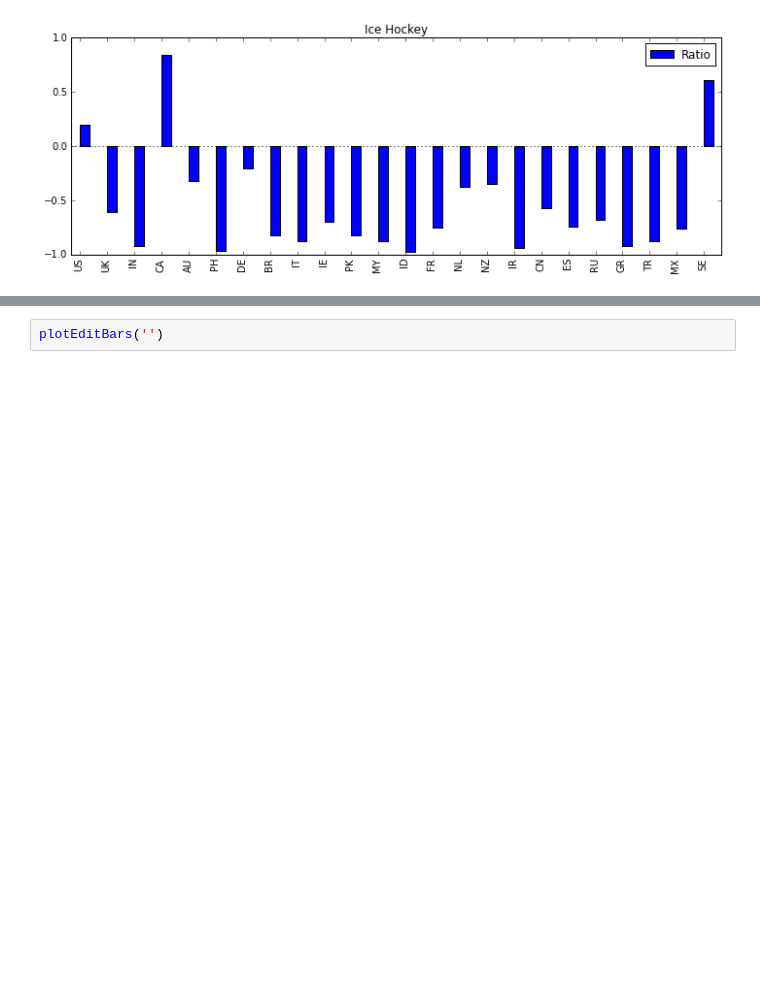
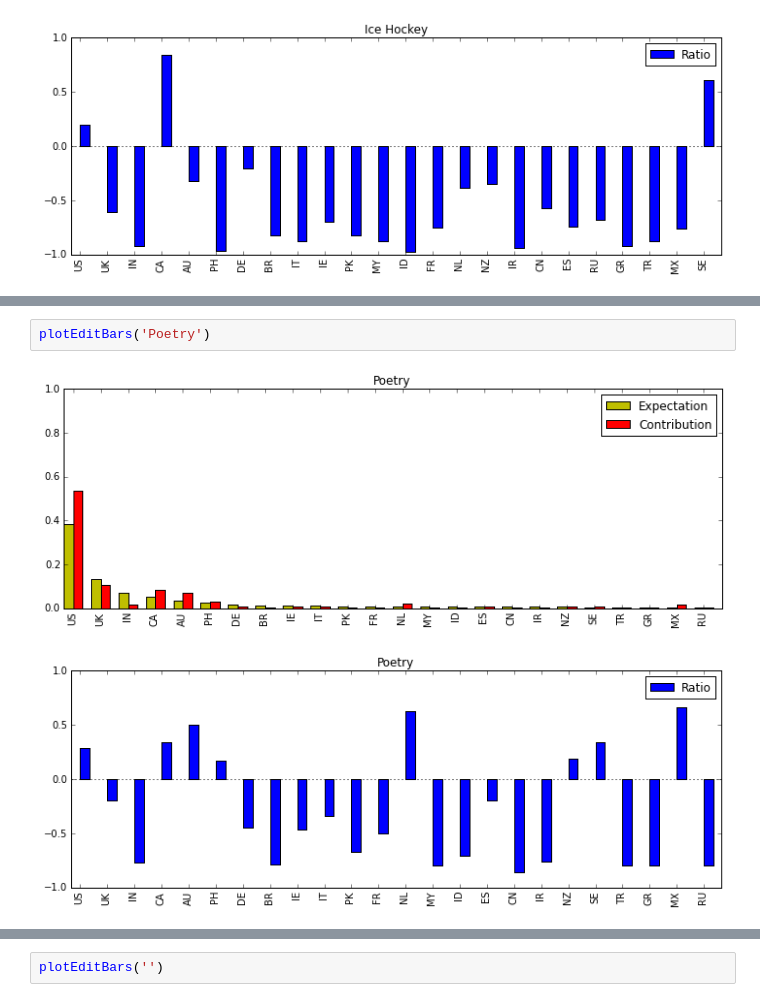
Before and after one commit to c-martinez/BeyondTheBook, a Jupyter notebook: PageContributionByCountry-Huygens Demo.ipynb, the cells around one changed output, grey strips where cells are left out. Drawn from its saved outputs; the diff is of its cells as text; blank space fills up the shorter version.

```diff
--- a/PageContributionByCountry-Huygens Demo.ipynb
+++ b/PageContributionByCountry-Huygens Demo.ipynb
@@ -95,0 +106,5 @@ plotEditBars('Ice Hockey')
+# %%
+plotEditBars('Poetry')
+# %% [output]
+[figure, added]
+[figure, added]
```
Also changed, not shown: parts of 8 cells of this notebook, 4 other files.
